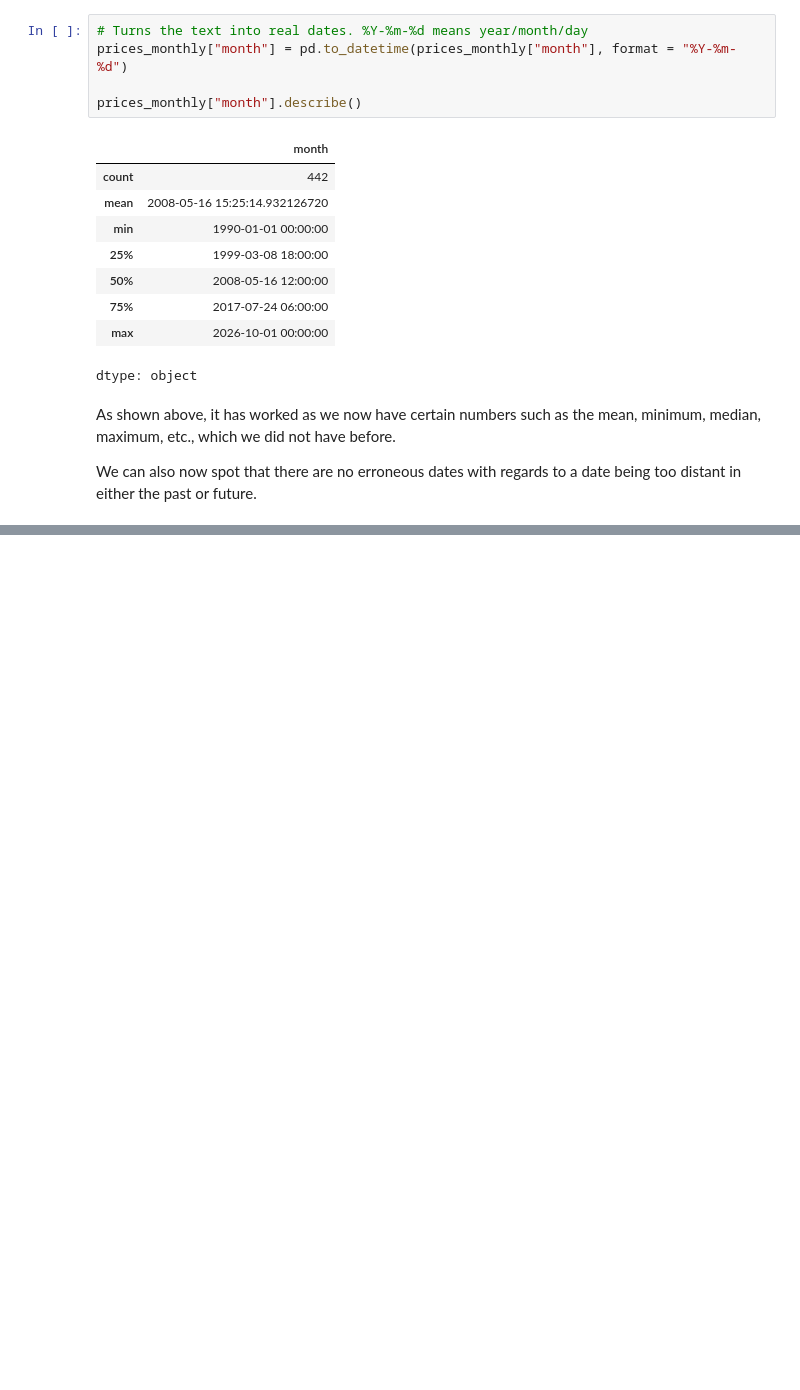
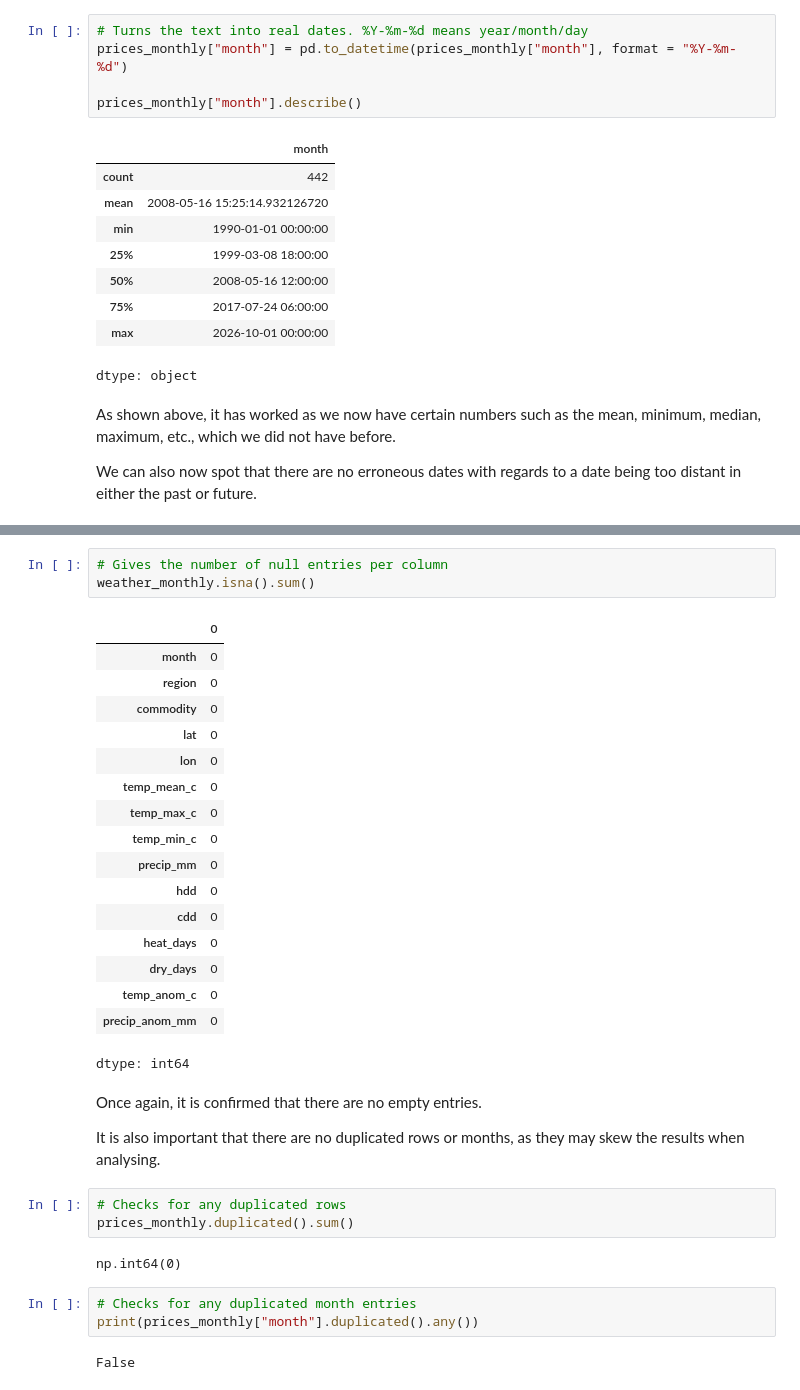
Before and after one commit to xiendou/team24_project_lab, a Jupyter notebook: cleaning.ipynb, the cells around one changed output, grey strips where cells are left out. Saved outputs shown, nothing was run; the diff lists cells and outputs as text; blank space fills up the shorter version.

```diff
--- a/cleaning.ipynb
+++ b/cleaning.ipynb
@@ -183,0 +267,35 @@ We can also now spot that there are no erroneous dates with regards to a date be
+# %%
+# Gives the number of null entries per column
+weather_monthly.isna().sum()
+# %% [output]
+|  | 0 |
+| month | 0 |
+| region | 0 |
+| commodity | 0 |
+| lat | 0 |
+| lon | 0 |
+| temp_mean_c | 0 |
+| temp_max_c | 0 |
+| temp_min_c | 0 |
+| precip_mm | 0 |
+| hdd | 0 |
+| cdd | 0 |
+| heat_days | 0 |
+| dry_days | 0 |
+| temp_anom_c | 0 |
+| precip_anom_mm | 0 |
+dtype: int64
+# %% [markdown]
+Once again, it is confirmed that there are no empty entries.
+
+It is also important that there are no duplicated rows or months, as they may skew the results when analysing.
+# %%
+# Checks for any duplicated rows
+prices_monthly.duplicated().sum()
+# %% [output]
+np.int64(0)
+# %%
+# Checks for any duplicated month entries
+print(prices_monthly["month"].duplicated().any())
+# %% [output]
+False
```
Also changed, not shown: parts of 19 cells of this notebook.
